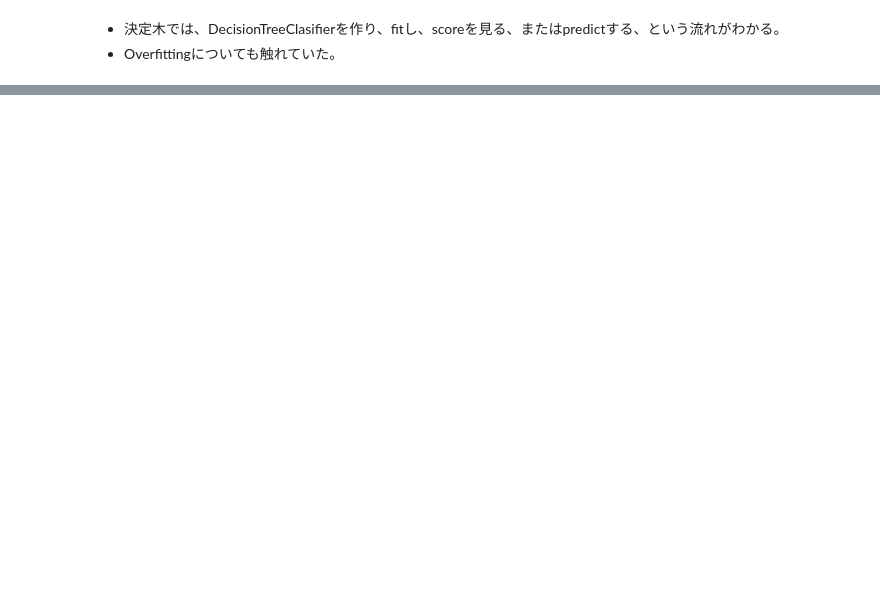
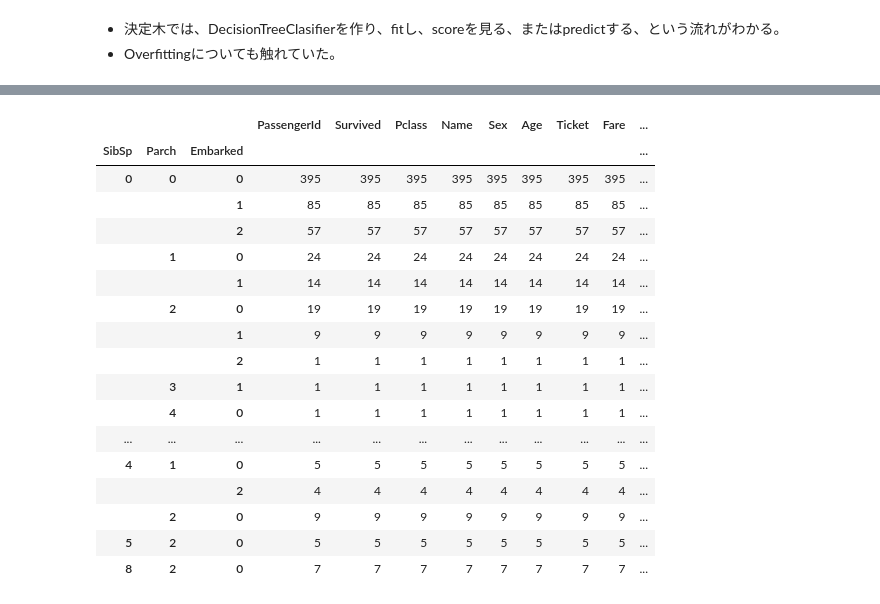
Before and after one commit to takitsuba/titanic, a Jupyter notebook: datacamp.ipynb, the cells around one changed output, grey strips where cells are left out. Saved outputs shown, nothing was run; the diff lists cells and outputs as text; code cells hidden in the pictures; blank space fills up the shorter version.

```diff
--- a/datacamp.ipynb
+++ b/datacamp.ipynb
@@ -345,0 +349,21 @@ ValueError: Number of features of the model must match the input. Model n_featur
+# %%
+train.groupby(by=["SibSp","Parch","Embarked"]).count()
+# %% [output]
+|  |  |  | PassengerId | Survived | Pclass | Name | Sex | Age | Ticket | Fare | ... |
+| SibSp | Parch | Embarked |  |  |  |  |  |  |  |  | ... |
+| 0 | 0 | 0 | 395 | 395 | 395 | 395 | 395 | 395 | 395 | 395 | ... |
+|  |  | 1 | 85 | 85 | 85 | 85 | 85 | 85 | 85 | 85 | ... |
+|  |  | 2 | 57 | 57 | 57 | 57 | 57 | 57 | 57 | 57 | ... |
+|  | 1 | 0 | 24 | 24 | 24 | 24 | 24 | 24 | 24 | 24 | ... |
+|  |  | 1 | 14 | 14 | 14 | 14 | 14 | 14 | 14 | 14 | ... |
+|  | 2 | 0 | 19 | 19 | 19 | 19 | 19 | 19 | 19 | 19 | ... |
+|  |  | 1 | 9 | 9 | 9 | 9 | 9 | 9 | 9 | 9 | ... |
+|  |  | 2 | 1 | 1 | 1 | 1 | 1 | 1 | 1 | 1 | ... |
+|  | 3 | 1 | 1 | 1 | 1 | 1 | 1 | 1 | 1 | 1 | ... |
+|  | 4 | 0 | 1 | 1 | 1 | 1 | 1 | 1 | 1 | 1 | ... |
+| ... | ... | ... | ... | ... | ... | ... | ... | ... | ... | ... | ... |
+| 4 | 1 | 0 | 5 | 5 | 5 | 5 | 5 | 5 | 5 | 5 | ... |
+|  |  | 2 | 4 | 4 | 4 | 4 | 4 | 4 | 4 | 4 | ... |
+|  | 2 | 0 | 9 | 9 | 9 | 9 | 9 | 9 | 9 | 9 | ... |
+| 5 | 2 | 0 | 5 | 5 | 5 | 5 | 5 | 5 | 5 | 5 | ... |
+| 8 | 2 | 0 | 7 | 7 | 7 | 7 | 7 | 7 | 7 | 7 | ... |
```
Also changed, not shown: parts of 8 cells of this notebook.
